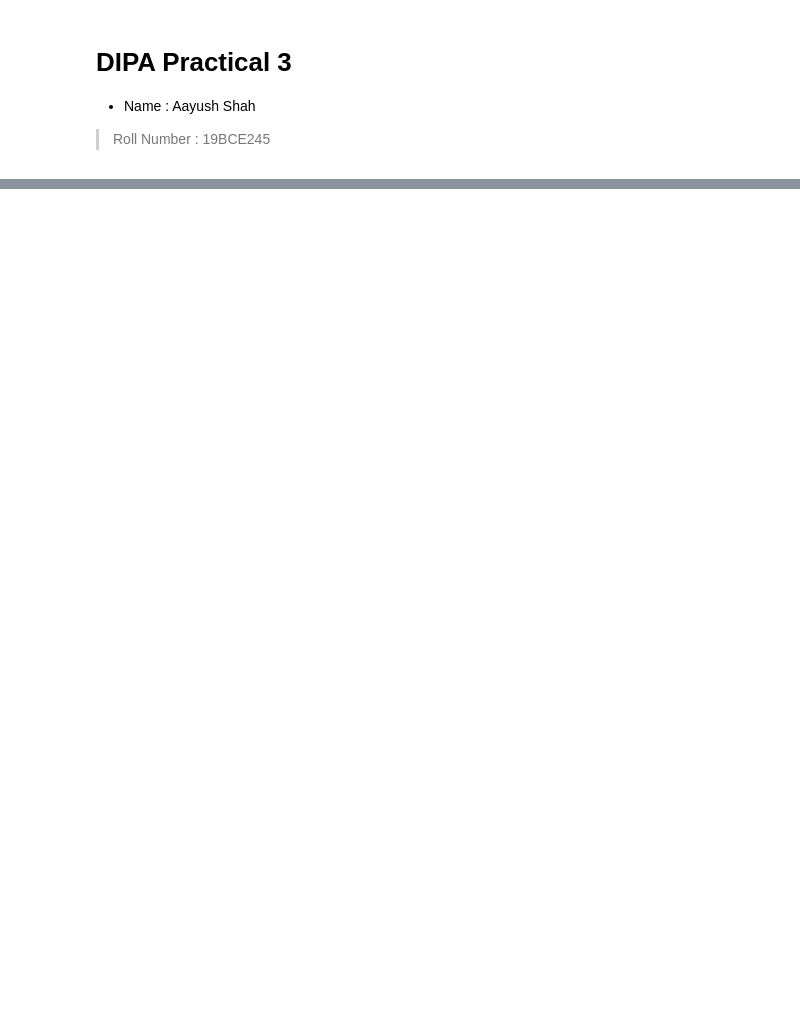
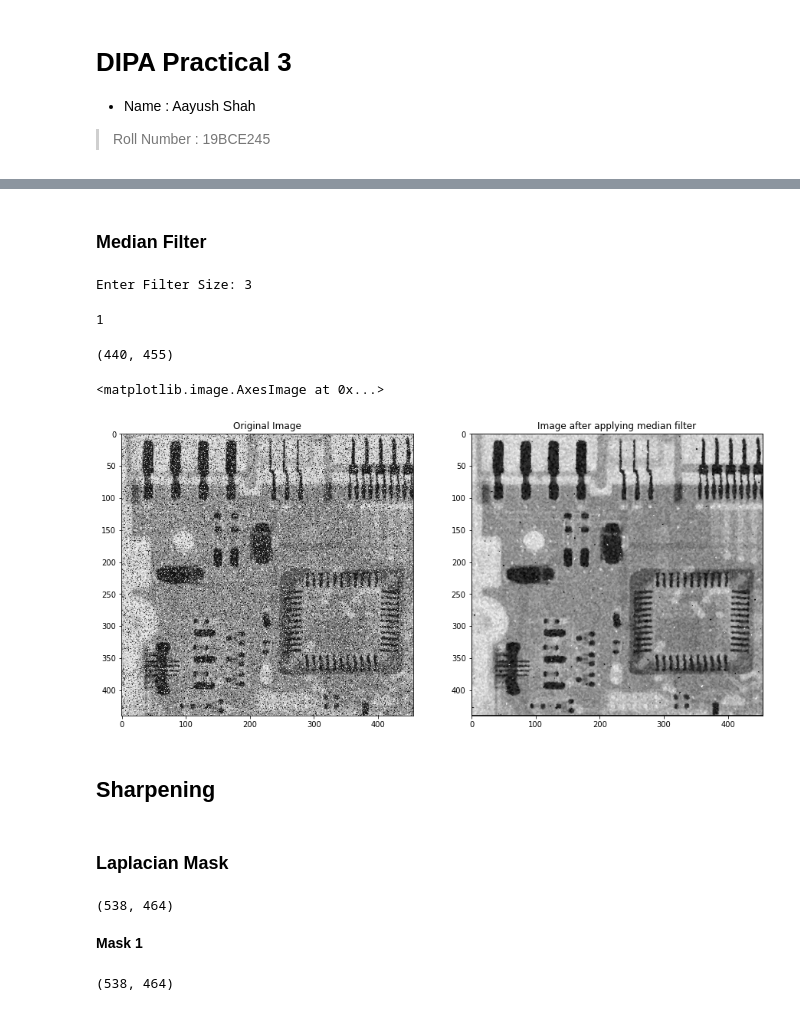
Before and after one commit to Shah-Aayush/semester-7-materials, a Jupyter notebook: Digital Image and Video Processing/Practicals/Lab 3/19BCE245-DIPA-Practical3.ipynb, the cells around one changed output, grey strips where cells are left out. Saved outputs shown, nothing was run; the diff lists cells and outputs as text; code cells hidden in the pictures; blank space fills up the shorter version.

```diff
--- a/Digital Image and Video Processing/Practicals/Lab 3/19BCE245-DIPA-Practical3.ipynb
+++ b/Digital Image and Video Processing/Practicals/Lab 3/19BCE245-DIPA-Practical3.ipynb
@@ -154,0 +64,41 @@ display_result(images, log_transformation)
+# %% [markdown]
+### **Median Filter**
+# %%
+#Input the filter size
+filter_size = int(input("Enter Filter Size: "))
+# %% [output]
+Enter Filter Size: 3
+# %%
+t = int((filter_size-1)/2)
+print(t)
+# %% [output]
+1
+# %%
+#Initializing the output array
+output = np.zeros((img_arr.shape[0],img_arr.shape[1]))
+print(output.shape)
+# %% [output]
+(440, 455)
+# %%
+#Applying median filter to the image
+for i in range(t,img_arr.shape[0]-t):
+    for j in range(t,img_arr.shape[1]-t):
+        temp = img_arr[i-t:i+t+1,j-t:j+t+1]
+        output[i][j] = int(np.median(temp))
+
+img_median = Image.fromarray(output)
+# %%
+#Plot the subplots
+fig,ax=plt.subplots(1,2,figsize=(15,15))
+ax[0].set_title('Original Image')
+ax[0].imshow(img_before)
+
+ax[1].set_title('Image after applying median filter')
+ax[1].imshow(img_median)
+# %% [output]
+<matplotlib.image.AxesImage at 0x...>
+[figure, added]
+# %% [markdown]
+## **Sharpening**
+# %% [markdown]
+### **Laplacian Mask**
@@ -154,0 +108,7 @@ display_result(images, log_transformation)
+# %%
+img_arr = np.average(img_before,axis=-1)
+print(img_arr.shape)
+# %% [output]
+(538, 464)
+# %% [markdown]
+**Mask 1**
@@ -154,0 +117,5 @@ display_result(images, log_transformation)
+# %%
+sharp_img_shape = np.zeros((img_arr.shape[0],img_arr.shape[1]))
+print(sharp_img_shape.shape)
+# %% [output]
+(538, 464)
```
Also changed, not shown: parts of 67 cells of this notebook, 2 other files.
